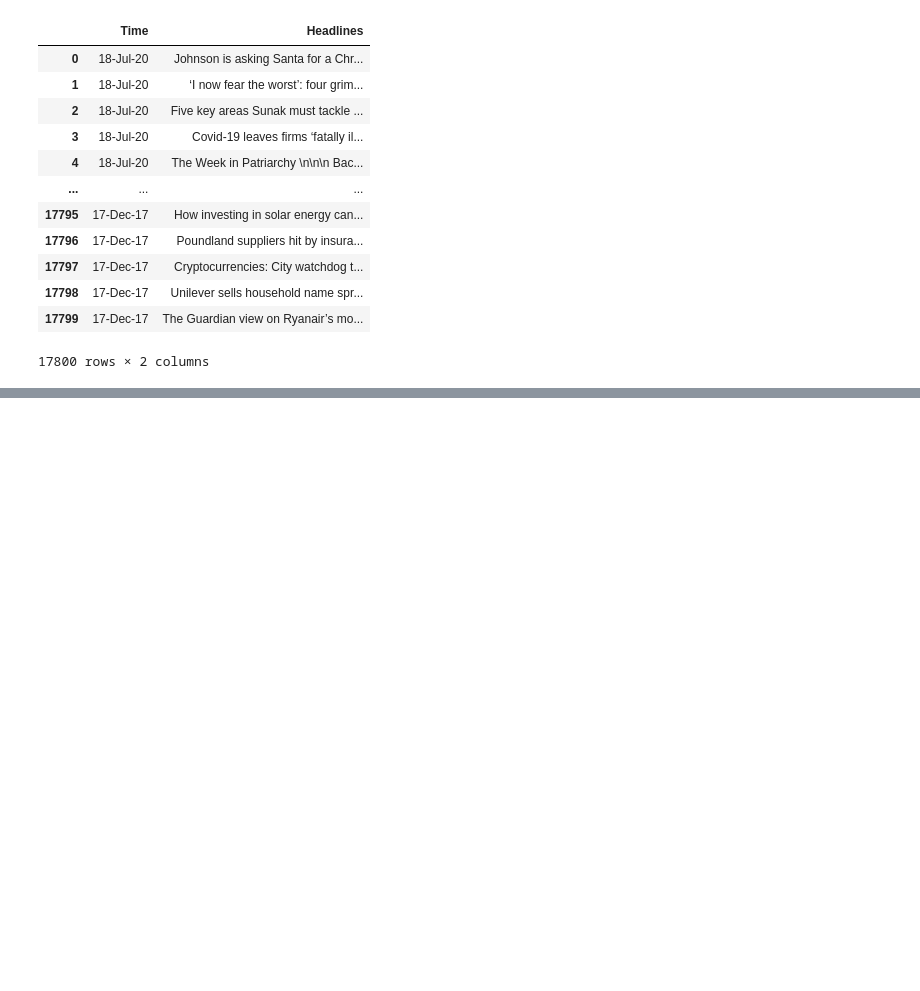
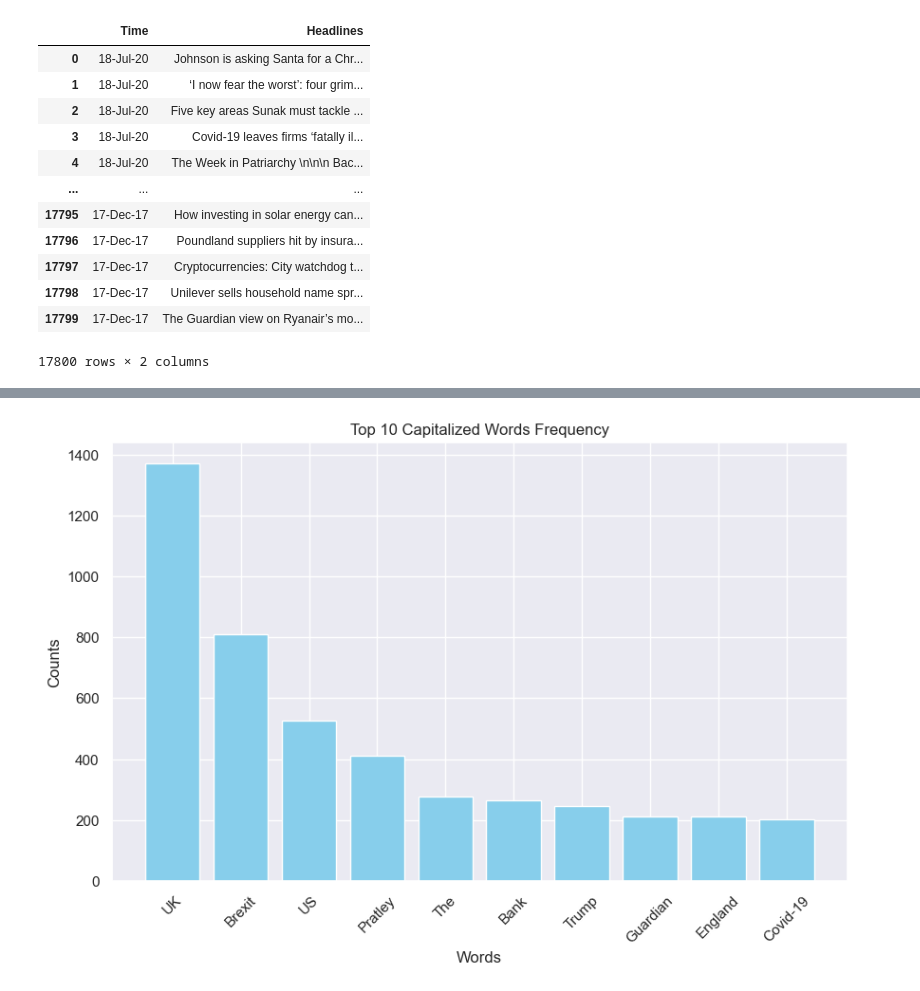
Before and after one commit to Aaron3963/CSE_151A_Project, a Jupyter notebook: EDA.ipynb, the cells around one changed output, grey strips where cells are left out. Cells and saved outputs as stored; diff of their text form; code cells hidden in the pictures; blank space fills up the shorter version.

```diff
--- a/EDA.ipynb
+++ b/EDA.ipynb
@@ -180,0 +304,19 @@ df_gurdian
+# %%
+filtered_words = {word: count for word, count in gurdian_count.items() if any(c.isupper() for c in word)}
+
+# Step 2: Sort the dictionary by count in descending order and select the top ten
+top_words = sorted(filtered_words.items(), key=lambda item: item[1], reverse=True)[:10]
+
+# Separate the words and their counts for plotting
+words, counts = zip(*top_words)
+
+# Step 3: Plotting the histogram (bar chart)
+plt.figure(figsize=(10, 6))
+plt.bar(words, counts, color='skyblue')
+plt.xlabel('Words')
+plt.ylabel('Counts')
+plt.title('Top 10 Capitalized Words Frequency')
+plt.xticks(rotation=45)  # Rotate the words on x-axis for better visibility
+plt.show()
+# %% [output]
+[figure, added]
```
Also changed, not shown: parts of 10 cells of this notebook.
